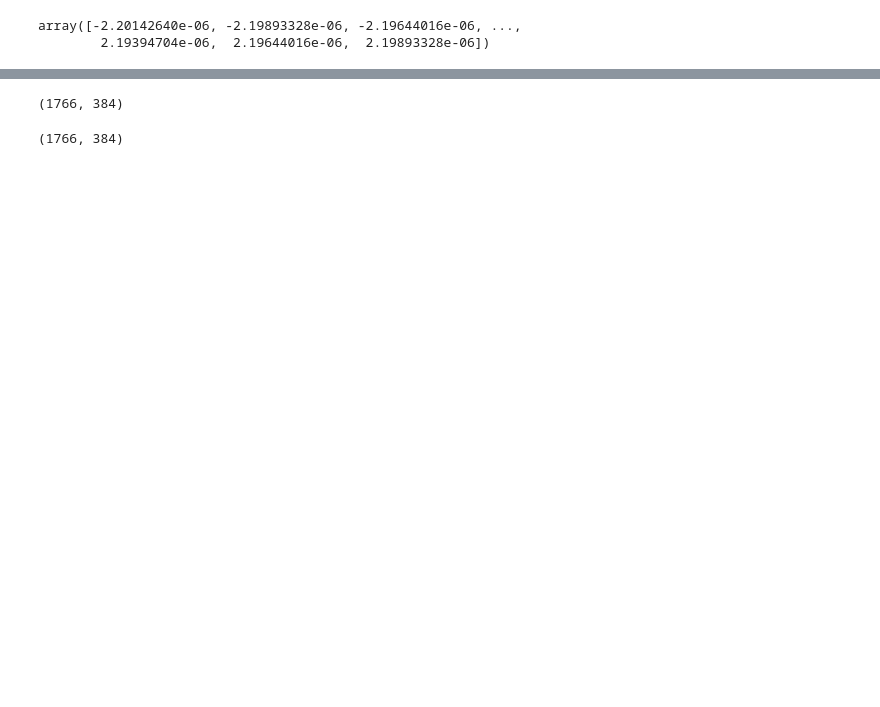
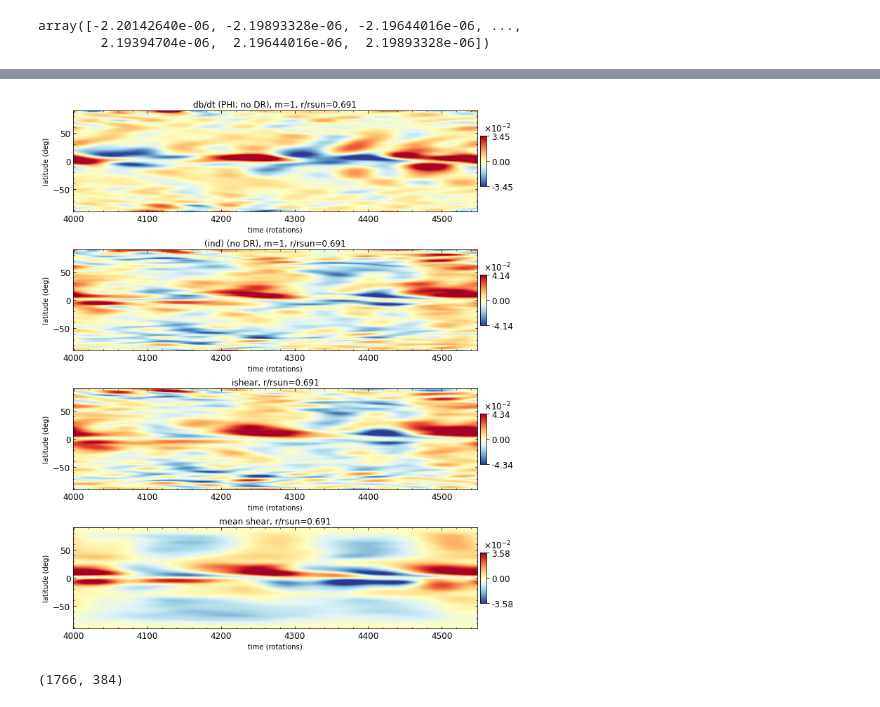
Before and after one commit to illorenzo7/Tacho_Letter_Plots_Part2, a Jupyter notebook: Induction_of_m1_noDR_phi.ipynb, the cells around one changed output, grey strips where cells are left out. Saved outputs shown, nothing was run; the diff lists cells and outputs as text; code cells hidden in the pictures; blank space fills up the shorter version.

```diff
--- a/Induction_of_m1_noDR_phi.ipynb
+++ b/Induction_of_m1_noDR_phi.ipynb
@@ -176,6 +191,8 @@ def freqfilter(arr, times, freqmax=None):
 freqmax = 2e-8 # 20 nHz
 
 b = thin_data(freqfilter(b, times, freqmax), ntot=ntimes)
+br = thin_data(freqfilter(br, times, freqmax), ntot=ntimes)
+bt = thin_data(freqfilter(bt, times, freqmax), ntot=ntimes)
 dbdt = thin_data(freqfilter(dbdt, times, freqmax), ntot=ntimes)
 ind = thin_data(freqfilter(ind, times, freqmax), ntot=ntimes)
 shear = thin_data(freqfilter(shear, times, freqmax), ntot=ntimes)
@@ -297,5 +348,39 @@ plt.savefig('ialtt_nodr/' + savename, dpi=300)
 # %%
-np.shape(bt)
+# Plot mean shear as well
+
+fig, axs, fpar = make_figure(nplots=4, ncol=1, sub_width_inches=8, sub_height_inches=2, margin_right_inches=3/4,\
+                            margin_top_inches=1/4, margin_left_inches=5/8)
+
+ax = axs[0, 0]
+ax.set_xlabel('time (rotations)')
+ax.set_ylabel('latitude (deg)')
+ax.set_title('db/dt (PHI; no DR), m=1, r/rsun=%0.3f' %(radlevs.radius[irval]/rsun))
+field = partfunc(dbdt_nodr)
+plot_timey(field, times/prot, tt_lat, fig, ax)
+
+ax = axs[1, 0]
+ax.set_xlabel('time (rotations)')
+ax.set_ylabel('latitude (deg)')
+ax.set_title('(ind) (no DR), m=1, r/rsun=%0.3f' %(radlevs.radius[irval]/rsun))
+field = partfunc(ind_nodr)
+plot_timey(field, times/prot, tt_lat, fig, ax)
+
+ax = axs[2, 0]
+ax.set_xlabel('time (rotations)')
+ax.set_ylabel('latitude (deg)')
+ax.set_title('ishear, r/rsun=%0.3f' %(radlevs.radius[irval]/rsun))
+field = partfunc(shear)
+plot_timey(field, times/prot, tt_lat, fig, ax)
+
+ax = axs[3, 0]
+ax.set_xlabel('time (rotations)')
+ax.set_ylabel('latitude (deg)')
+ax.set_title('mean shear, r/rsun=%0.3f' %(radlevs.radius[irval]/rsun))
+field = partfunc(ms_tot)
+plot_timey(field, times/prot, tt_lat, fig, ax)
+
+savename = 'meanshear_' + part + '_mval%03i_rval%0.3f.png' %(mval, radlevs.radius[irval]/rsun)
+plt.savefig('ialtp_nodr/' + savename, dpi=300)
 # %% [output]
-(1766, 384)
+[figure, added]
 # %%
```
Also changed, not shown: parts of 5 cells of this notebook, 3 other files.
